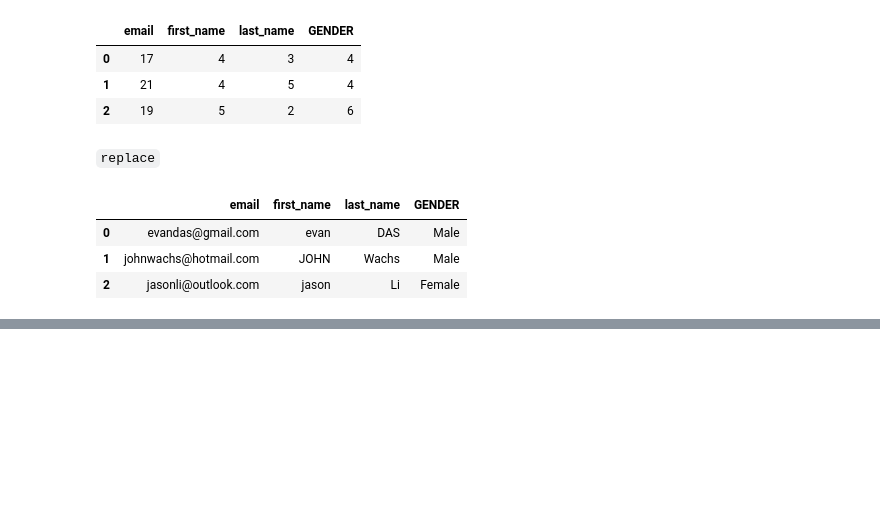
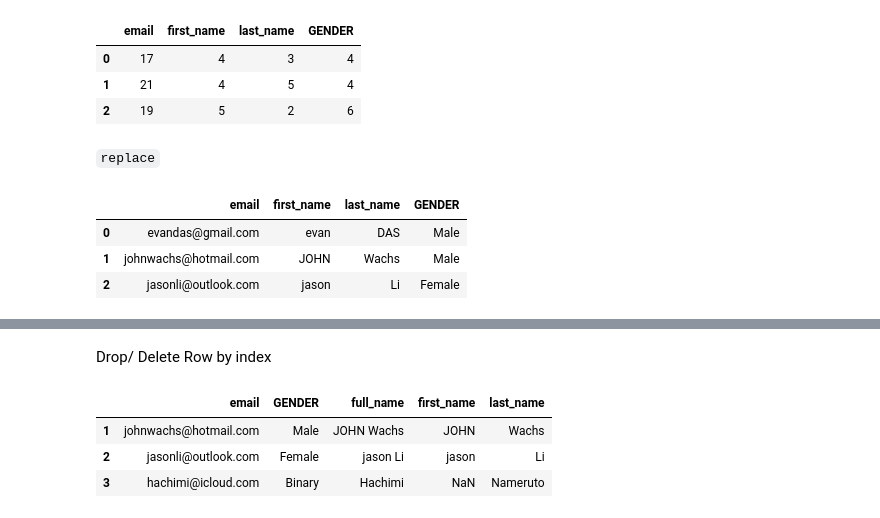
Before and after one commit to XiyueYuan/Data_Analysis, a Jupyter notebook: Book1.ipynb, the cells around one changed output, grey strips where cells are left out. Cells and saved outputs as stored; diff of their text form; code cells hidden in the pictures; blank space fills up the shorter version.

```diff
--- a/Book1.ipynb
+++ b/Book1.ipynb
@@ -223,0 +283,9 @@ df_people
+# %% [markdown]
+Drop/ Delete Row by index
+# %%
+df_test.drop(index = 0)
+# %% [output]
+|  | email | GENDER | full_name | first_name | last_name |
+| 1 | johnwachs@hotmail.com | Male | JOHN Wachs | JOHN | Wachs |
+| 2 | jasonli@outlook.com | Female | jason Li | jason | Li |
+| 3 | hachimi@icloud.com | Binary | Hachimi | NaN | Nameruto |
```
Also changed, not shown: parts of 11 cells of this notebook, 1 other file.
